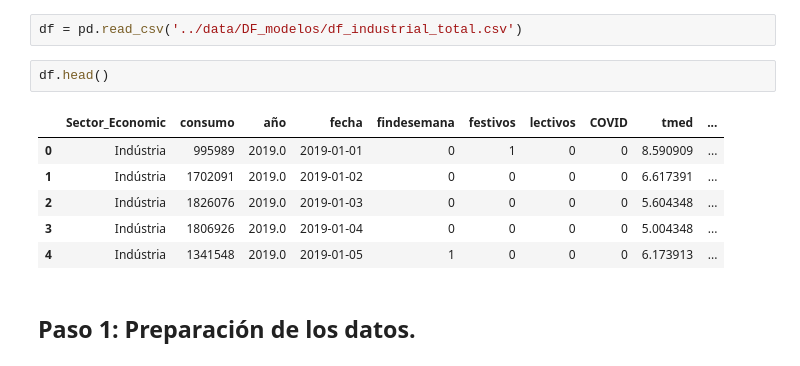
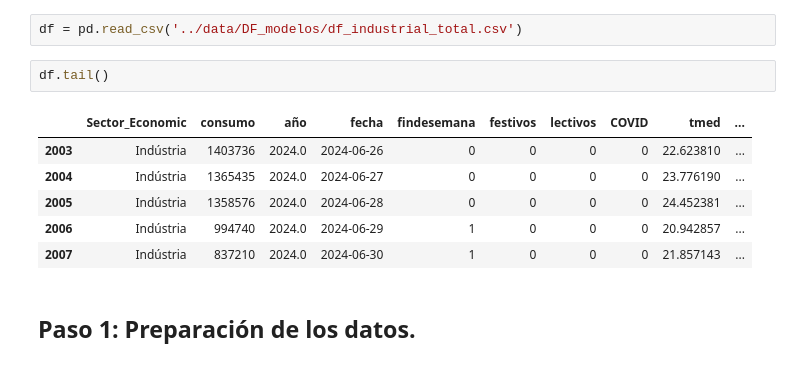
Before and after one commit to 4GeeksAcademy/AMH-proyecto-final, a Jupyter notebook: src/modeloInd.ipynb, the cells around one changed output. Saved outputs shown, nothing was run; the diff lists cells and outputs as text.

```diff
--- a/src/modeloInd.ipynb
+++ b/src/modeloInd.ipynb
@@ -11,14 +11,14 @@ from sklearn.metrics import mean_absolute_error, mean_squared_error
 # %%
 df = pd.read_csv('../data/DF_modelos/df_industrial_total.csv')
 # %%
-df.head()
+df.tail()
 # %% [output]
 |  | Sector_Economic | consumo | año | fecha | findesemana | festivos | lectivos | COVID | tmed | ... |
-| 0 | Indústria | 995989 | 2019.0 | 2019-01-01 | 0 | 1 | 0 | 0 | 8.590909 | ... |
-| 1 | Indústria | 1702091 | 2019.0 | 2019-01-02 | 0 | 0 | 0 | 0 | 6.617391 | ... |
-| 2 | Indústria | 1826076 | 2019.0 | 2019-01-03 | 0 | 0 | 0 | 0 | 5.604348 | ... |
-| 3 | Indústria | 1806926 | 2019.0 | 2019-01-04 | 0 | 0 | 0 | 0 | 5.004348 | ... |
-| 4 | Indústria | 1341548 | 2019.0 | 2019-01-05 | 1 | 0 | 0 | 0 | 6.173913 | ... |
+| 2003 | Indústria | 1403736 | 2024.0 | 2024-06-26 | 0 | 0 | 0 | 0 | 22.623810 | ... |
+| 2004 | Indústria | 1365435 | 2024.0 | 2024-06-27 | 0 | 0 | 0 | 0 | 23.776190 | ... |
+| 2005 | Indústria | 1358576 | 2024.0 | 2024-06-28 | 0 | 0 | 0 | 0 | 24.452381 | ... |
+| 2006 | Indústria | 994740 | 2024.0 | 2024-06-29 | 1 | 0 | 0 | 0 | 20.942857 | ... |
+| 2007 | Indústria | 837210 | 2024.0 | 2024-06-30 | 1 | 0 | 0 | 0 | 21.857143 | ... |
 # %% [markdown]
 ## Paso 1: Preparación de los datos.
 # %%
```
Also changed, not shown: parts of 12 cells of this notebook, 1 other file.
